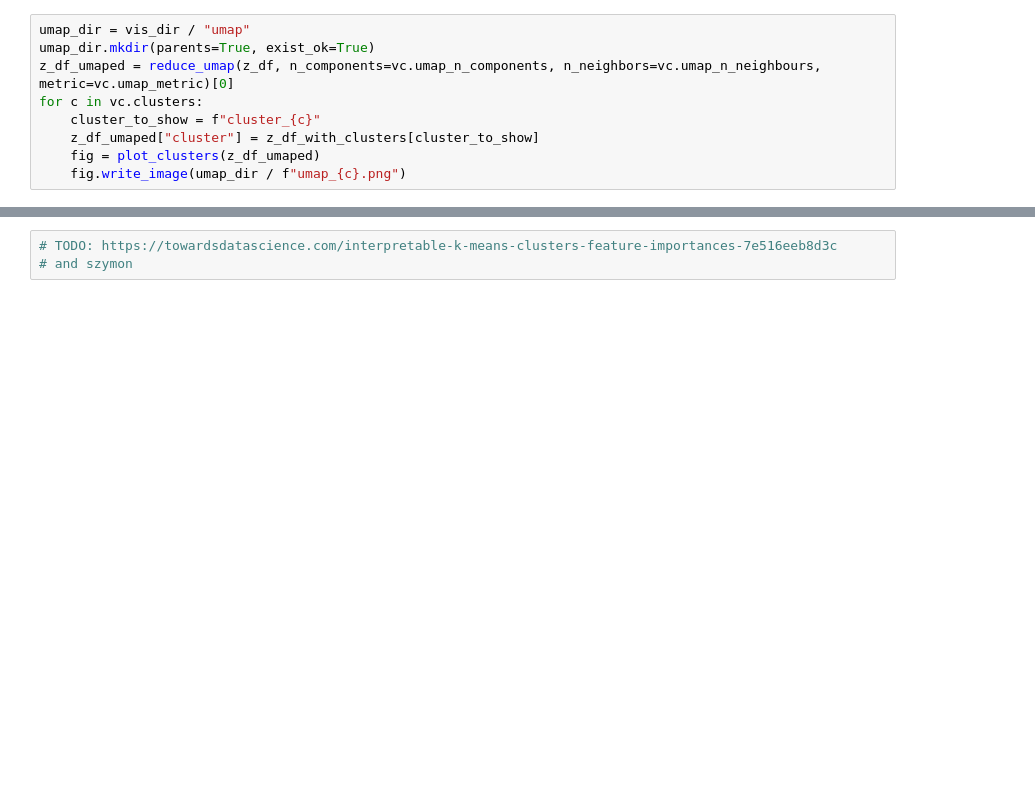
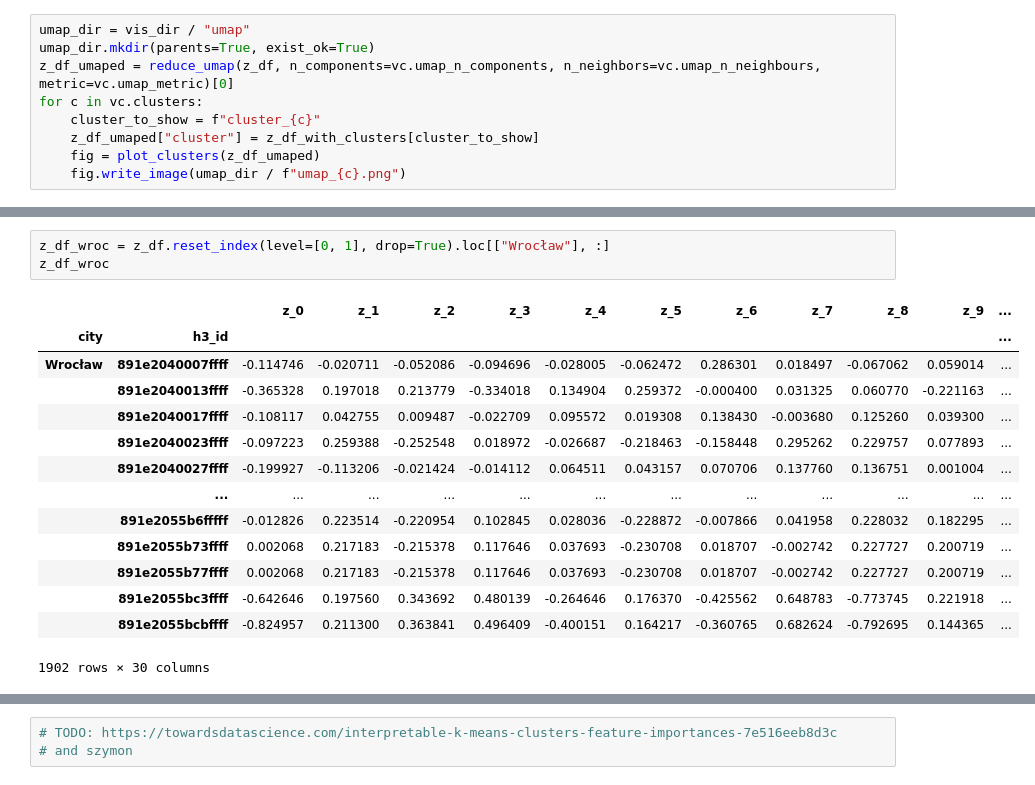
Before and after one commit to Calychas/highway2vec, a Jupyter notebook: notebooks/vis_ae.ipynb, the cells around one changed output, grey strips where cells are left out. Cells and saved outputs as stored; diff of their text form; blank space fills up the shorter version.

```diff
--- a/notebooks/vis_ae.ipynb
+++ b/notebooks/vis_ae.ipynb
@@ -148,0 +165,18 @@ for c in vc.clusters:
+# %%
+z_df_wroc = z_df.reset_index(level=[0, 1], drop=True).loc[["Wrocław"], :]
+z_df_wroc
+# %% [output]
+|  |  | z_0 | z_1 | z_2 | z_3 | z_4 | z_5 | z_6 | z_7 | z_8 | z_9 | ... |
+| city | h3_id |  |  |  |  |  |  |  |  |  |  | ... |
+| Wrocław | 891e2040007ffff | -0.114746 | -0.020711 | -0.052086 | -0.094696 | -0.028005 | -0.062472 | 0.286301 | 0.018497 | -0.067062 | 0.059014 | ... |
+|  | 891e2040013ffff | -0.365328 | 0.197018 | 0.213779 | -0.334018 | 0.134904 | 0.259372 | -0.000400 | 0.031325 | 0.060770 | -0.221163 | ... |
+|  | 891e2040017ffff | -0.108117 | 0.042755 | 0.009487 | -0.022709 | 0.095572 | 0.019308 | 0.138430 | -0.003680 | 0.125260 | 0.039300 | ... |
+|  | 891e2040023ffff | -0.097223 | 0.259388 | -0.252548 | 0.018972 | -0.026687 | -0.218463 | -0.158448 | 0.295262 | 0.229757 | 0.077893 | ... |
+|  | 891e2040027ffff | -0.199927 | -0.113206 | -0.021424 | -0.014112 | 0.064511 | 0.043157 | 0.070706 | 0.137760 | 0.136751 | 0.001004 | ... |
+|  | ... | ... | ... | ... | ... | ... | ... | ... | ... | ... | ... | ... |
+|  | 891e2055b6fffff | -0.012826 | 0.223514 | -0.220954 | 0.102845 | 0.028036 | -0.228872 | -0.007866 | 0.041958 | 0.228032 | 0.182295 | ... |
+|  | 891e2055b73ffff | 0.002068 | 0.217183 | -0.215378 | 0.117646 | 0.037693 | -0.230708 | 0.018707 | -0.002742 | 0.227727 | 0.200719 | ... |
+|  | 891e2055b77ffff | 0.002068 | 0.217183 | -0.215378 | 0.117646 | 0.037693 | -0.230708 | 0.018707 | -0.002742 | 0.227727 | 0.200719 | ... |
+|  | 891e2055bc3ffff | -0.642646 | 0.197560 | 0.343692 | 0.480139 | -0.264646 | 0.176370 | -0.425562 | 0.648783 | -0.773745 | 0.221918 | ... |
+|  | 891e2055bcbffff | -0.824957 | 0.211300 | 0.363841 | 0.496409 | -0.400151 | 0.164217 | -0.360765 | 0.682624 | -0.792695 | 0.144365 | ... |
+1902 rows × 30 columns
```
Also changed, not shown: parts of 4 cells of this notebook.
